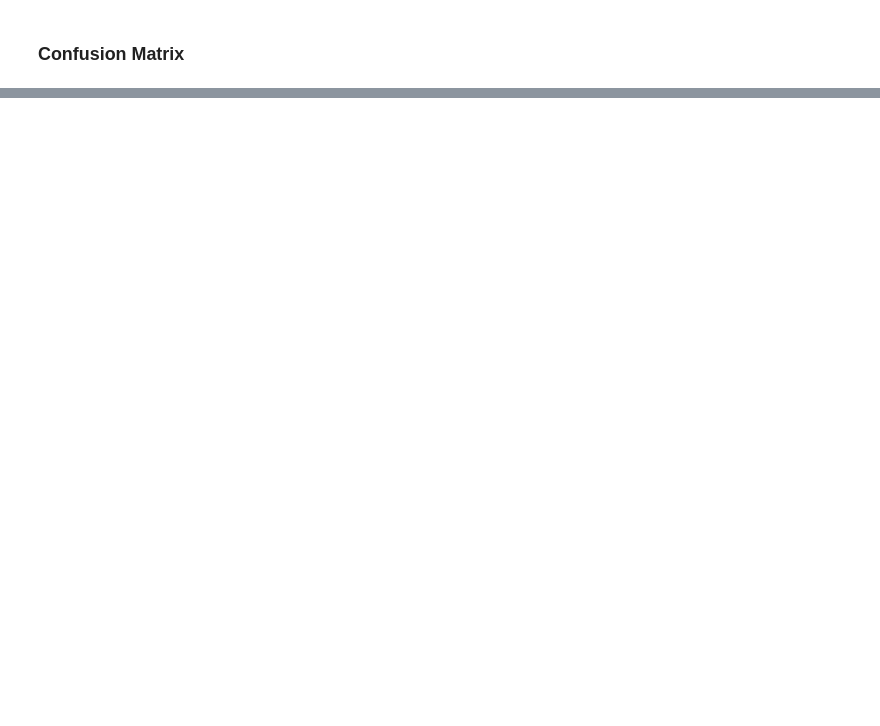
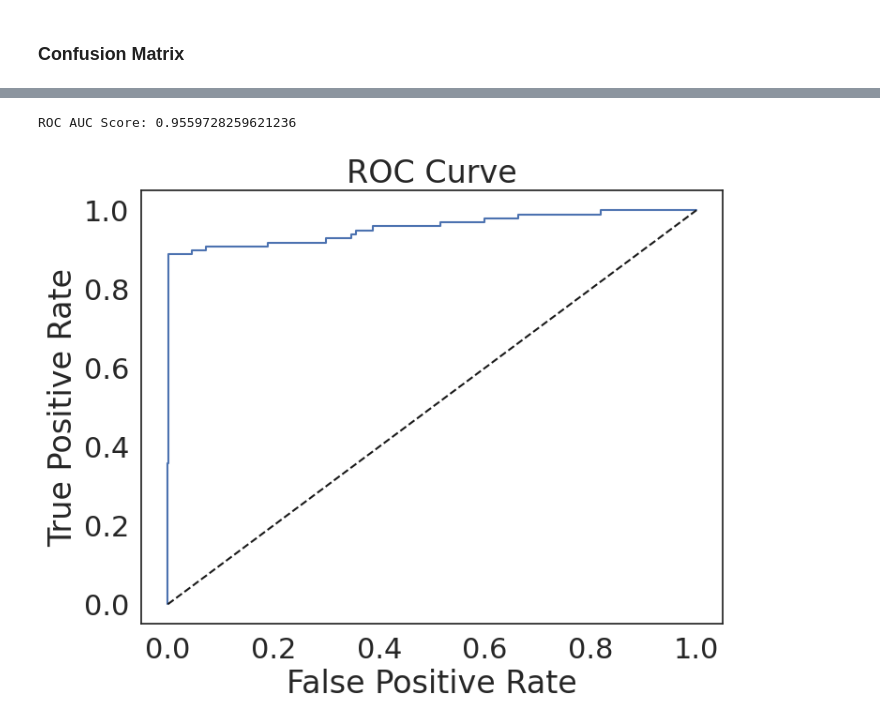
Before and after one commit to arjnmj/ML-Fraud-Detection, a Jupyter notebook: MODEL_1.ipynb, the cells around one changed output, grey strips where cells are left out. Cells and saved outputs as stored; diff of their text form; code cells hidden in the pictures; blank space fills up the shorter version.

```diff
--- a/MODEL_1.ipynb
+++ b/MODEL_1.ipynb
@@ -124,7 +140,7 @@ dtype: int64
 Split data into **training set** and **testing set**. Split them into a 70/30 proportion, where 70% of data will be used for **training** while the 30% left will be used for **testing**.
 # %%
 from sklearn.model_selection import train_test_split
-train_x, test_x, train_y,test_y = train_test_split(X, y, test_size= .3, random_state = 123)
+train_x, test_x, train_y,test_y = train_test_split(X, y, test_size=0.2, stratify=y, random_state=42)
 # %%
 print('X Train size: ', train_x.shape)
 print('X Test size: ', test_x.shape)
@@ -146,6 +159,0 @@ Normalizing 'Amount' feature with StandardScaler, separately on each set, in ord
-# %%
-# Scaling data on the training set
-from sklearn.preprocessing import StandardScaler
-scaler = StandardScaler()
-train_x['Amount'] = scaler.fit_transform(train_x.Amount.values.reshape(-1,1))
-train_x
@@ -166,5 +159,0 @@ train_x
-# %%
-# Scaling data on the testing set
-scaler = StandardScaler()
-test_x['Amount'] = scaler.fit_transform(test_x.Amount.values.reshape(-1,1))
-test_x
@@ -195,3 +159,0 @@ dtype: int64
-# %%
-from imblearn.over_sampling import SMOTE
-train_x, train_y = SMOTE().fit_resample(train_x,train_y)
@@ -251,0 +206,35 @@ plt.show()
+# %%
+# prompt: roc auc
+
+from sklearn.metrics import roc_auc_score
+
+# Calculate ROC AUC score
+roc_auc = roc_auc_score(test_y, classifier.predict_proba(test_x)[:, 1])
+
+print(f"ROC AUC Score: {roc_auc}")
+# %% [output]
+ROC AUC Score: 0.9559728259621236
+# %%
+# prompt: plot the curve
+
+# Assuming 'classifier' and 'test_x' are defined from the previous code.
+
+import matplotlib.pyplot as plt
+from sklearn.metrics import roc_curve
+
+# Predict probabilities for the positive class
+y_prob = classifier.predict_proba(test_x)[:, 1]
+
+# Compute ROC curve
+fpr, tpr, thresholds = roc_curve(test_y, y_prob)
+
+# Plot ROC curve
+plt.figure(figsize=(8, 6))
+plt.plot(fpr, tpr, label=f'Logistic Regression (AUC = {roc_auc:.2f})')
+plt.plot([0, 1], [0, 1], 'k--')  # Diagonal line (random classifier)
+plt.xlabel('False Positive Rate')
+plt.ylabel('True Positive Rate')
+plt.title('ROC Curve')
+plt.show()
+# %% [output]
+[figure, added]
```
Also changed, not shown: parts of 19 cells of this notebook.
